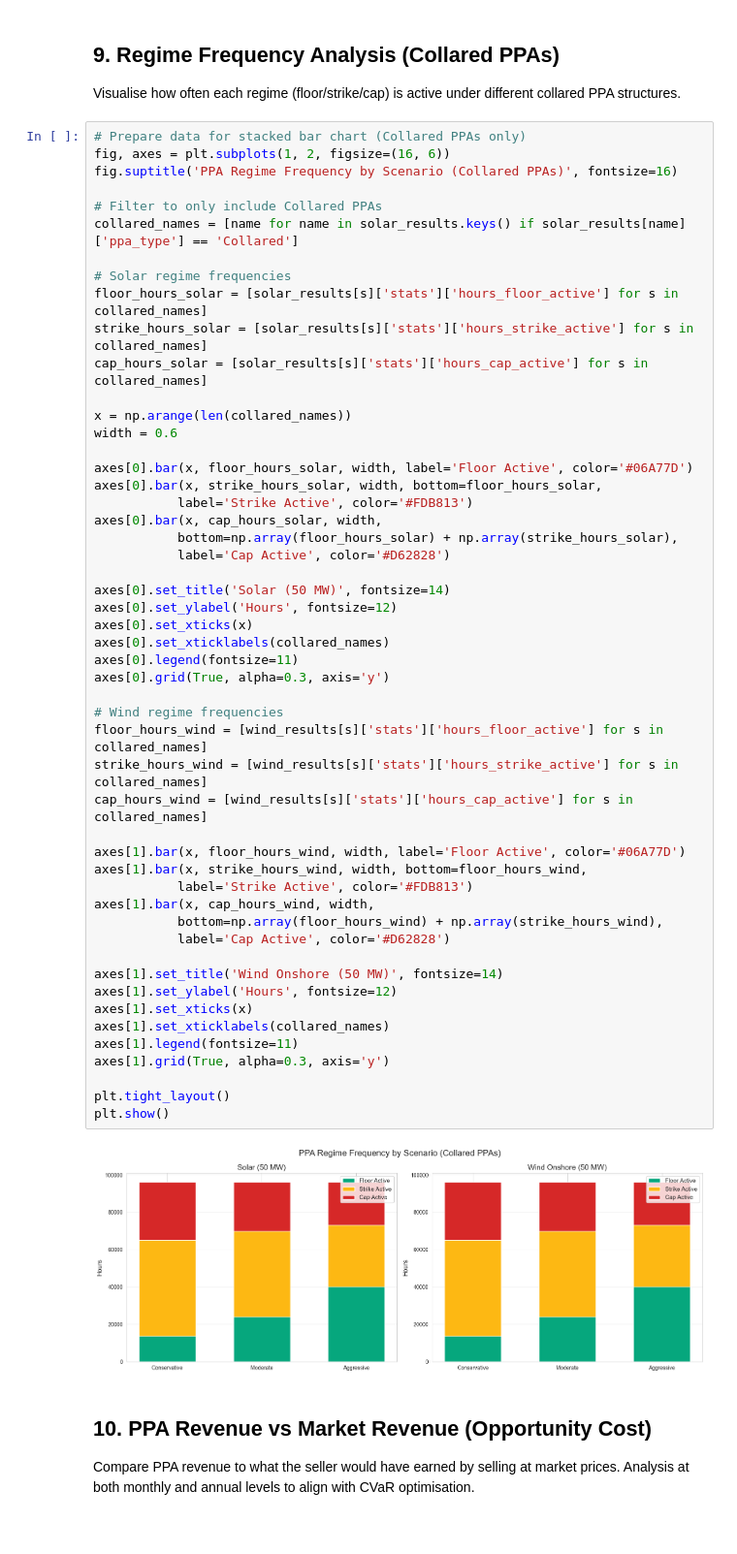
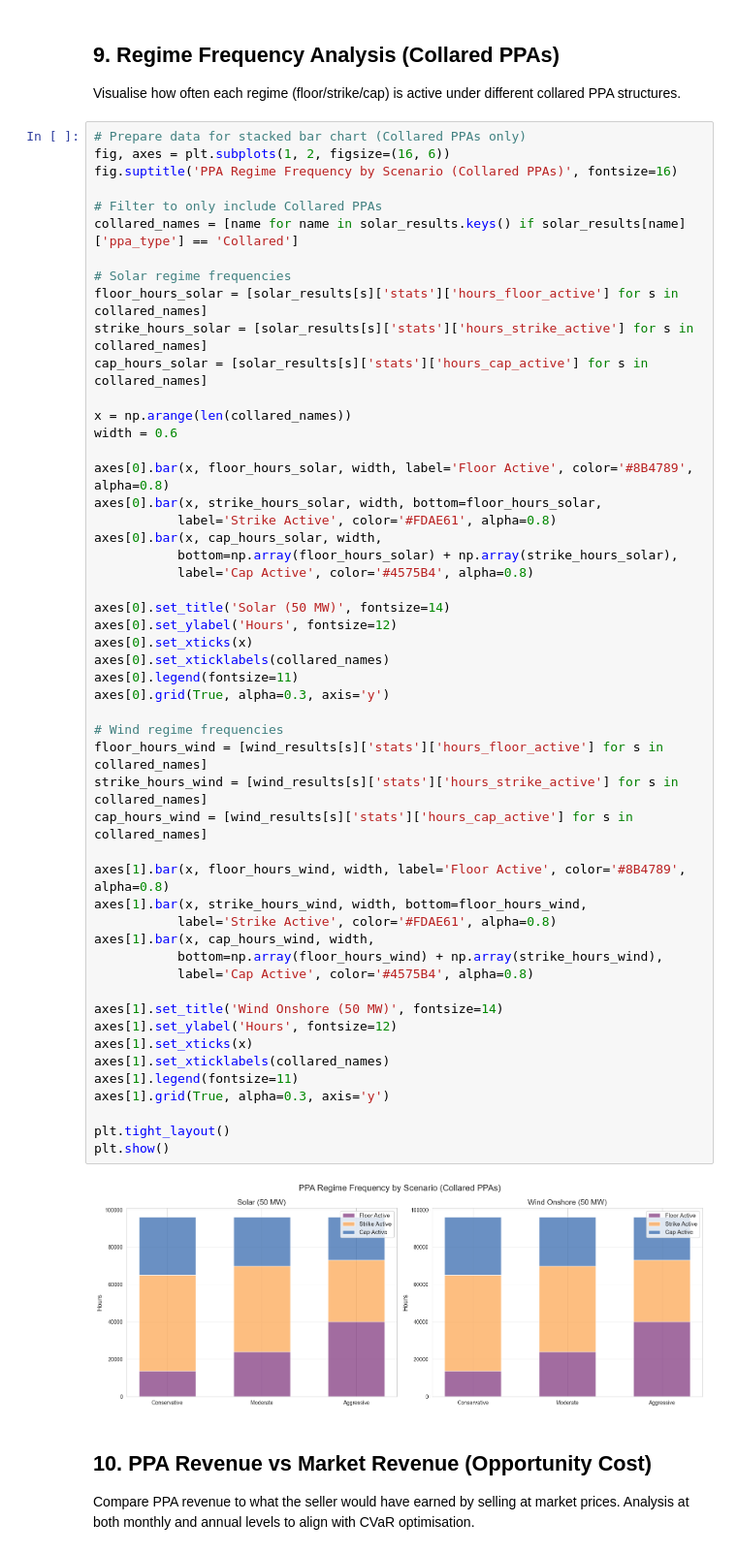
Before and after one commit to RabeaTzenetos/wqu-capstone, a Jupyter notebook: notebooks/02_ES_ppa_modelling.ipynb, the cells around one changed output. Shown at 97% size. Saved outputs shown, nothing was run; the diff lists cells and outputs as text.

```diff
--- a/notebooks/02_ES_ppa_modelling.ipynb
+++ b/notebooks/02_ES_ppa_modelling.ipynb
@@ -594,43 +613,43 @@ cap_hours_solar = [solar_results[s]['stats']['hours_cap_active'] for s in collar
 x = np.arange(len(collared_names))
 width = 0.6
 
-axes[0].bar(x, floor_hours_solar, width, label='Floor Active', color='#06A77D')
+axes[0].bar(x, floor_hours_solar, width, label='Floor Active', color='#8B4789', alpha=0.8)
 axes[0].bar(x, strike_hours_solar, width, bottom=floor_hours_solar,
-           label='Strike Active', color='#FDB813')
+           label='Strike Active', color='#FDAE61', alpha=0.8)
 axes[0].bar(x, cap_hours_solar, width,
            bottom=np.array(floor_hours_solar) + np.array(strike_hours_solar),
-           label='Cap Active', color='#D62828')
+           label='Cap Active', color='#4575B4', alpha=0.8)
 
 axes[0].set_title('Solar (50 MW)', fontsize=14)
 axes[0].set_ylabel('Hours', fontsize=12)
 axes[0].set_xticks(x)
 axes[0].set_xticklabels(collared_names)
 axes[0].legend(fontsize=11)
 axes[0].grid(True, alpha=0.3, axis='y')
 
 # Wind regime frequencies
 floor_hours_wind = [wind_results[s]['stats']['hours_floor_active'] for s in collared_names]
 strike_hours_wind = [wind_results[s]['stats']['hours_strike_active'] for s in collared_names]
 cap_hours_wind = [wind_results[s]['stats']['hours_cap_active'] for s in collared_names]
 
-axes[1].bar(x, floor_hours_wind, width, label='Floor Active', color='#06A77D')
+axes[1].bar(x, floor_hours_wind, width, label='Floor Active', color='#8B4789', alpha=0.8)
 axes[1].bar(x, strike_hours_wind, width, bottom=floor_hours_wind,
-           label='Strike Active', color='#FDB813')
+           label='Strike Active', color='#FDAE61', alpha=0.8)
 axes[1].bar(x, cap_hours_wind, width,
            bottom=np.array(floor_hours_wind) + np.array(strike_hours_wind),
-           label='Cap Active', color='#D62828')
+           label='Cap Active', color='#4575B4', alpha=0.8)
 
 axes[1].set_title('Wind Onshore (50 MW)', fontsize=14)
 axes[1].set_ylabel('Hours', fontsize=12)
 axes[1].set_xticks(x)
 axes[1].set_xticklabels(collared_names)
 axes[1].legend(fontsize=11)
 axes[1].grid(True, alpha=0.3, axis='y')
 
 plt.tight_layout()
 plt.show()
 # %% [output]
-[figure, old version]
+[figure, new version]
 # %% [markdown]
 ## 10. PPA Revenue vs Market Revenue (Opportunity Cost)
 
```
Also changed, not shown: parts of 4 cells of this notebook, 1 other file.
